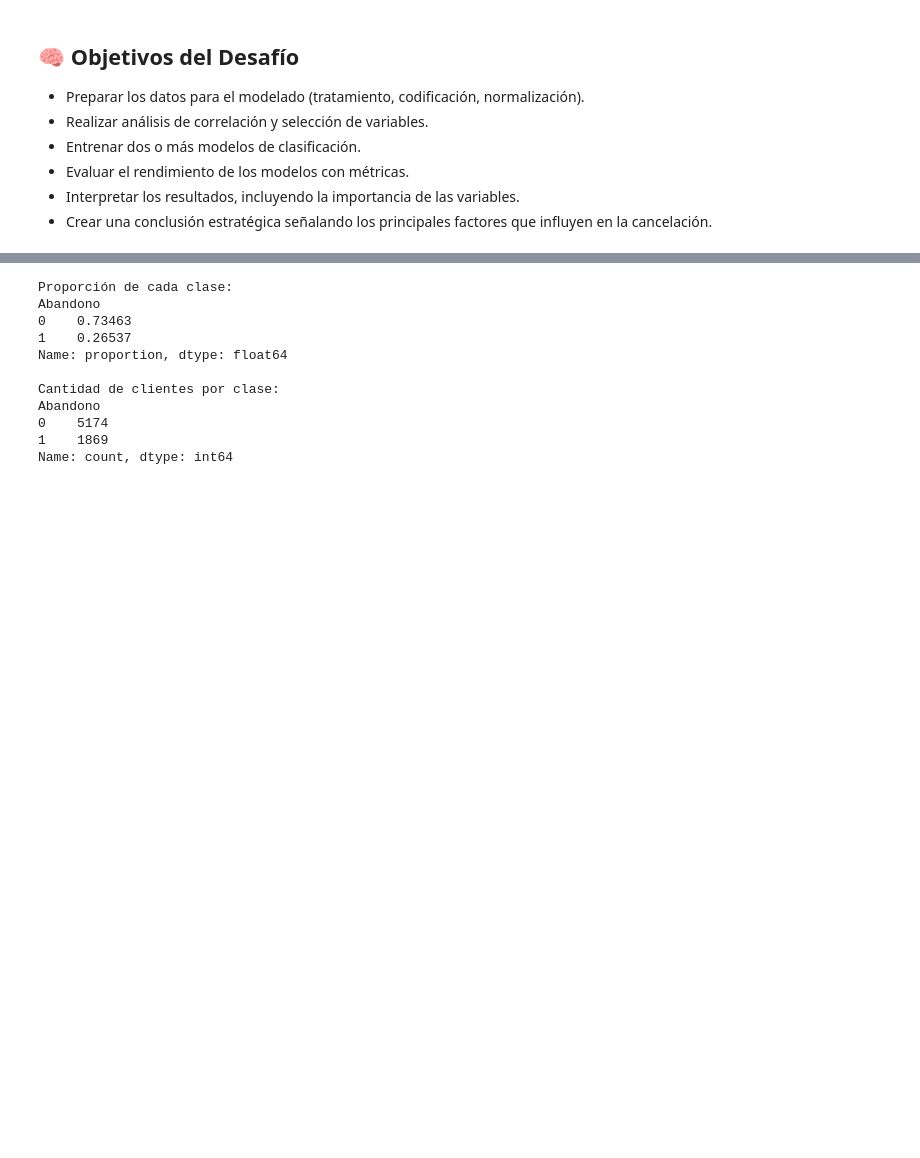
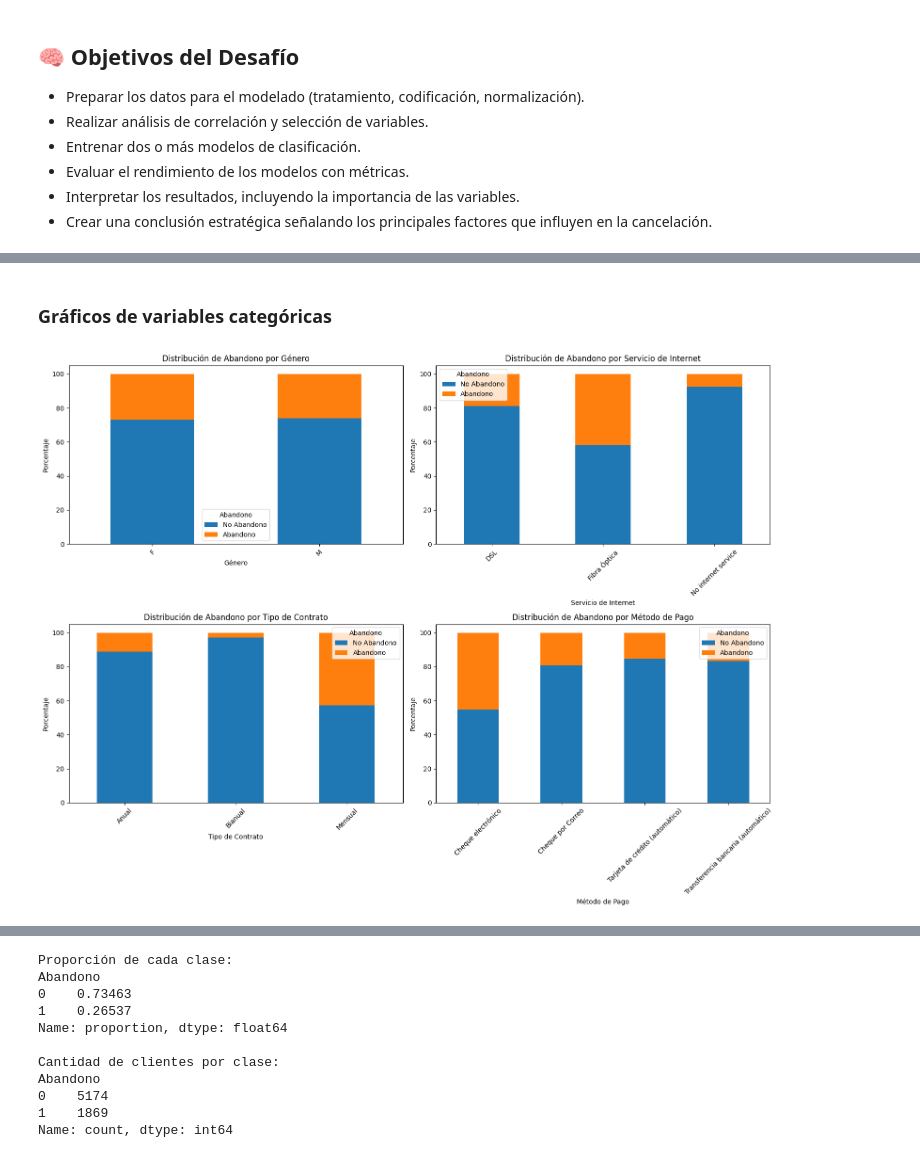
Before and after one commit to gedp/challenge3-data-science-alura-latam, a Jupyter notebook: TelecomX_LATAM.ipynb, the cells around one changed output, grey strips where cells are left out. Cells and saved outputs as stored; diff of their text form; code cells hidden in the pictures; blank space fills up the shorter version.

```diff
--- a/TelecomX_LATAM.ipynb
+++ b/TelecomX_LATAM.ipynb
@@ -53,0 +220,25 @@ data_encoded.head()
+# %% [markdown]
+### Gráficos de variables categóricas
+# %%
+# Variables categóricas
+categoricas = ['Género', 'Servicio de Internet', 'Tipo de Contrato', 'Método de Pago']
+plt.figure(figsize=(16,12))
+
+for i, variable in enumerate(categoricas, 1):
+    plt.subplot(2, 2, i)
+
+    # Gráfico de distribución con abandono
+    data_plot = data.groupby([variable, 'Abandono']).size().unstack(fill_value=0)
+    data_plot_percent = data_plot.div(data_plot.sum(axis=1), axis=0) * 100
+
+    data_plot_percent.plot(kind='bar', stacked=True, ax=plt.gca())
+    plt.title(f'Distribución de Abandono por {variable}')
+    plt.xlabel(variable)
+    plt.ylabel('Porcentaje')
+    plt.legend(title='Abandono', labels=['No Abandono', 'Abandono'])
+    plt.xticks(rotation=45)
+
+plt.tight_layout()
+plt.show()
+# %% [output]
+[figure, added]
```
Also changed, not shown: parts of 114 cells of this notebook, 5 other files.
